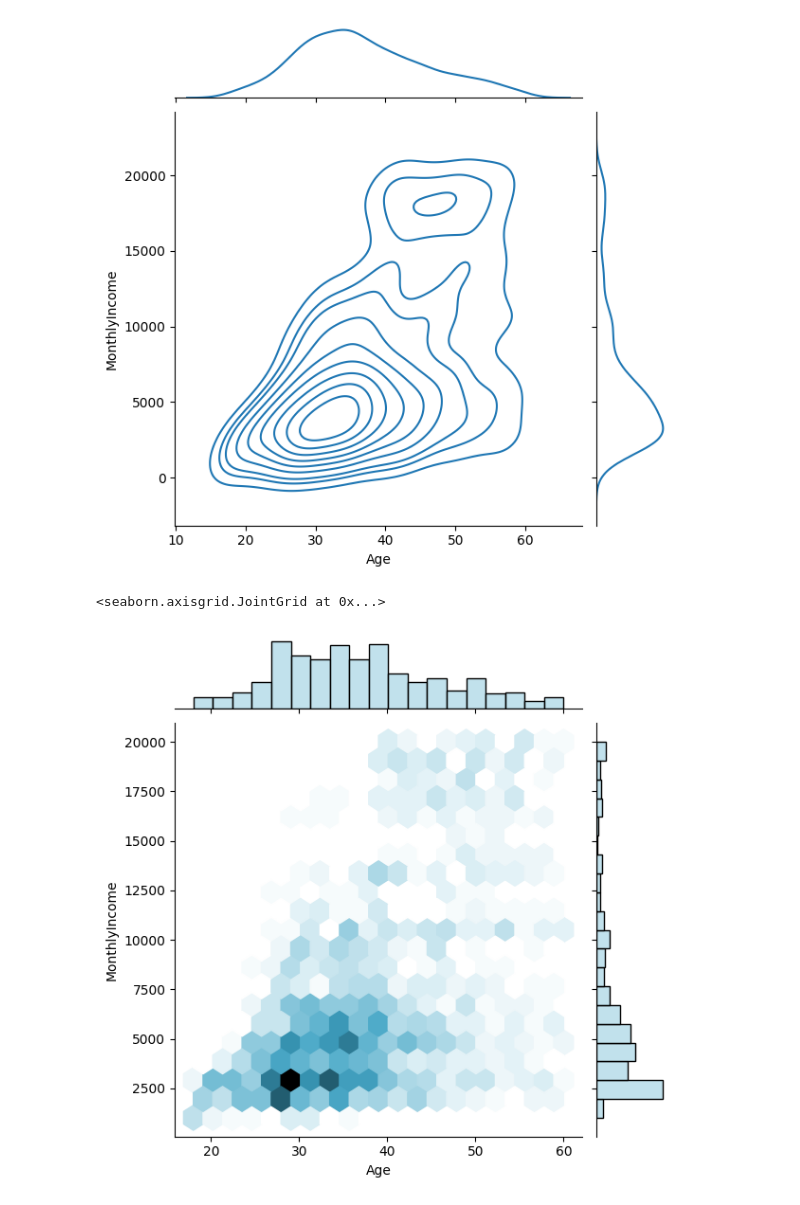
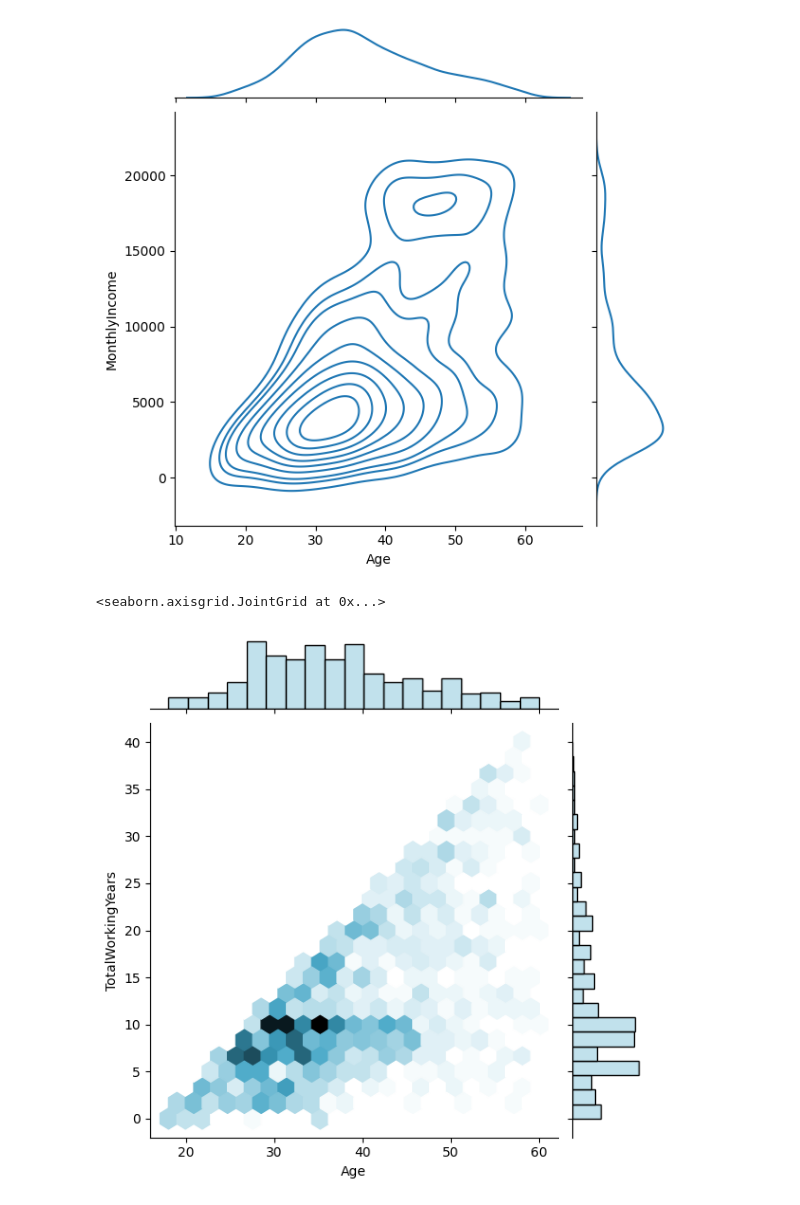
Before and after one commit to rafamd1/EDA_MI_SUELDO_Y_YO, a Jupyter notebook: EDA RM.ipynb, the cells around one changed output. Saved outputs shown, nothing was run; the diff lists cells and outputs as text; code cells hidden in the pictures.

```diff
--- a/EDA RM.ipynb
+++ b/EDA RM.ipynb
@@ -1445,9 +1108,9 @@ sns.jointplot(x=df1['Age'], y=df1['MonthlyIncome'], kind="kde")
 [figure]
 # %%
 sns.jointplot(x=df1['Age'],
-              y=df1['MonthlyIncome'],
+              y=df1['TotalWorkingYears'],
               kind="hex",
               color="lightblue")
 # %% [output]
 <seaborn.axisgrid.JointGrid at 0x...>
-[figure, old version]
+[figure, new version]
```
Also changed, not shown: parts of 92 cells of this notebook.
